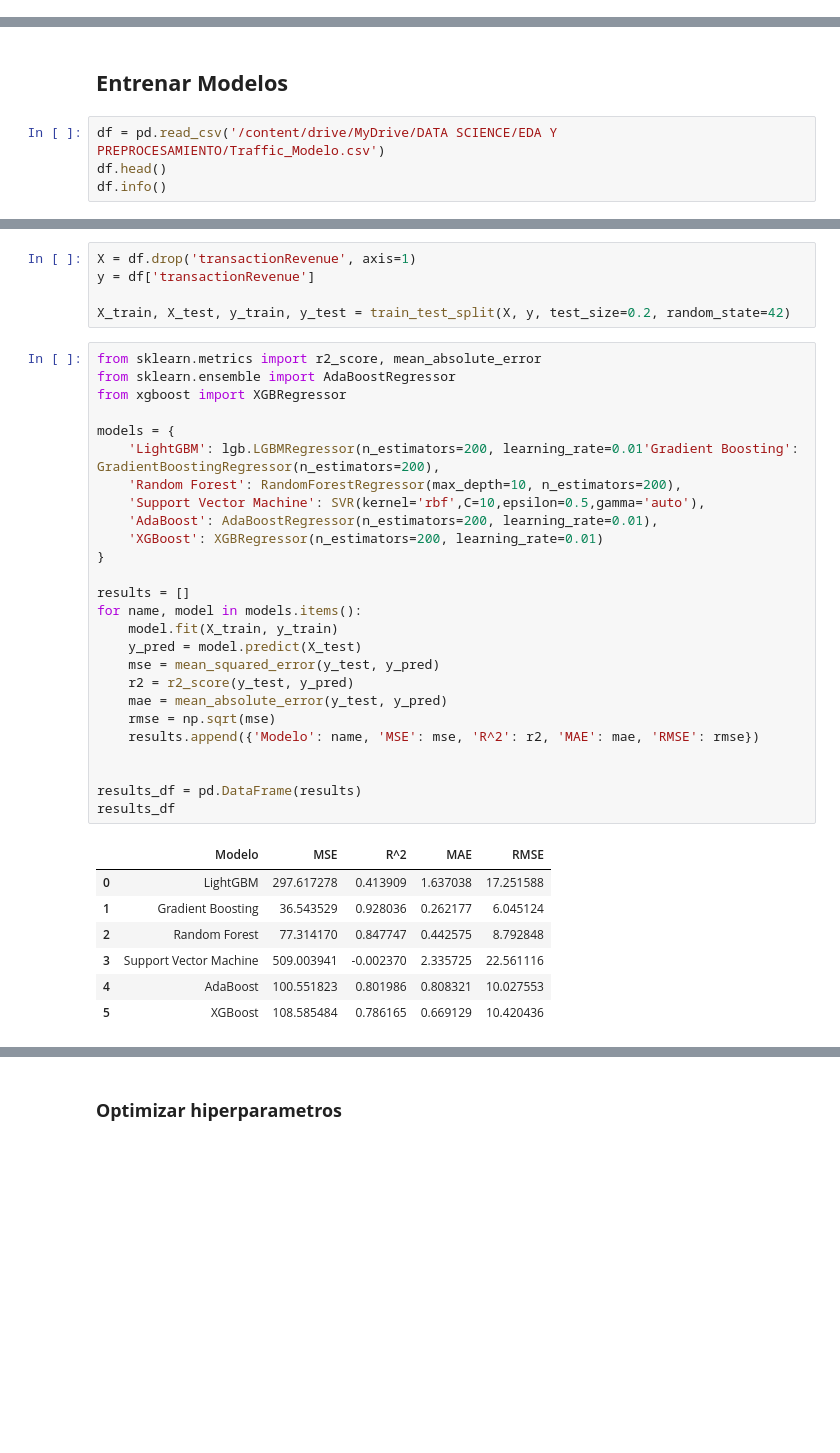
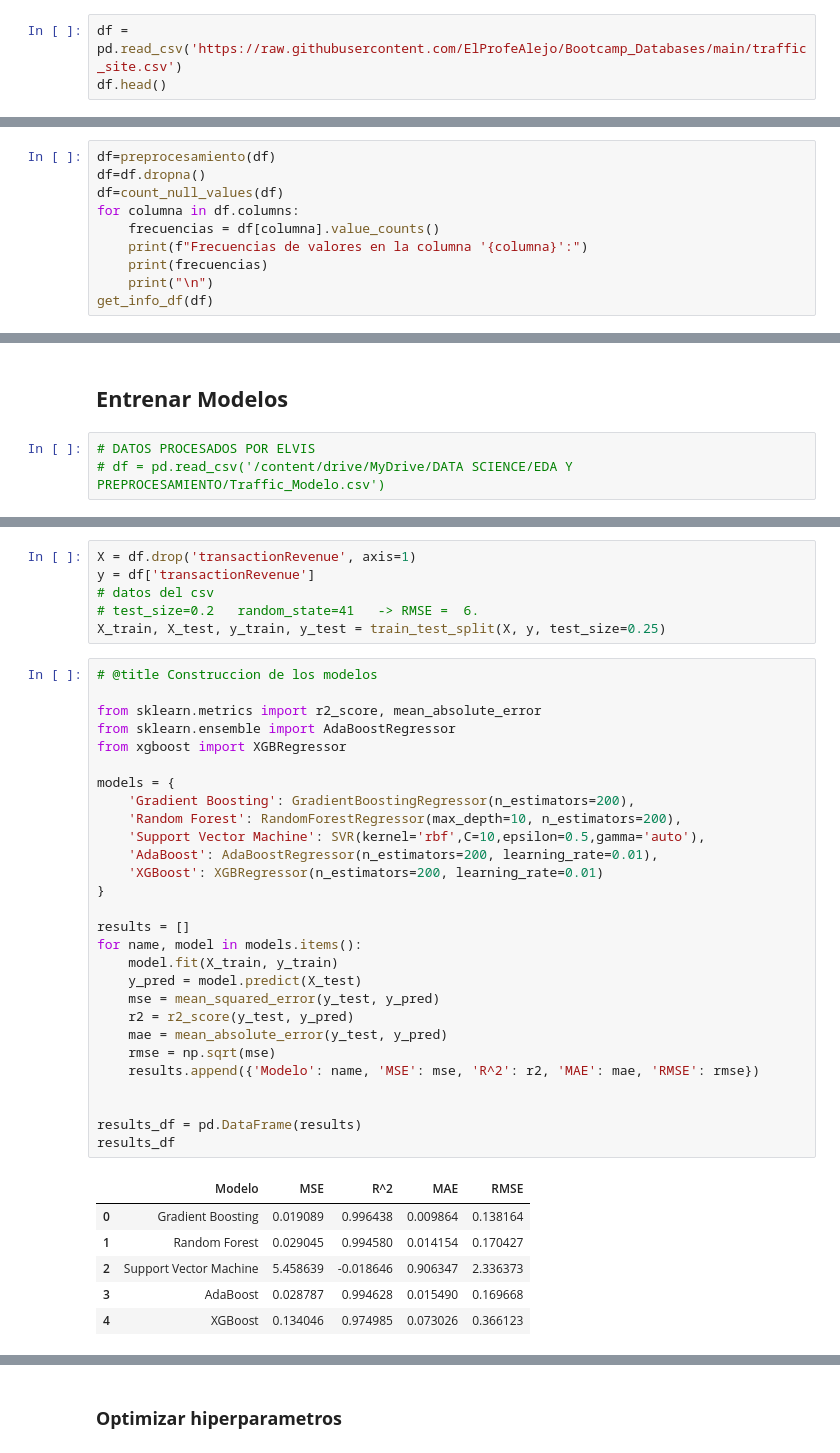
Before and after one commit to valec3/DataScienceProjects, a Jupyter notebook: MODELOS.ipynb, the cells around one changed output, grey strips where cells are left out. Cells and saved outputs as stored; diff of their text form; blank space fills up the shorter version.

```diff
--- a/MODELOS.ipynb
+++ b/MODELOS.ipynb
@@ -39,0 +31,3 @@ df.head()
+# %%
+df = pd.read_csv('https://raw.githubusercontent.com/ElProfeAlejo/Bootcamp_Databases/main/traffic_site.csv')
+df.head()
@@ -72,0 +147,10 @@ df
+# %%
+df=preprocesamiento(df)
+df=df.dropna()
+df=count_null_values(df)
+for columna in df.columns:
+    frecuencias = df[columna].value_counts()
+    print(f"Frecuencias de valores en la columna '{columna}':")
+    print(frecuencias)
+    print("\n")
+get_info_df(df)
@@ -73,6 +192,5 @@ df
 # %% [markdown]
 ## **Entrenar Modelos**
 # %%
-df = pd.read_csv('/content/drive/MyDrive/DATA SCIENCE/EDA Y PREPROCESAMIENTO/Traffic_Modelo.csv')
-df.head()
-df.info()
+# DATOS PROCESADOS POR ELVIS
+# df = pd.read_csv('/content/drive/MyDrive/DATA SCIENCE/EDA Y PREPROCESAMIENTO/Traffic_Modelo.csv')
@@ -120,39 +197,41 @@ df=df.dropna()
 # %%
 X = df.drop('transactionRevenue', axis=1)
 y = df['transactionRevenue']
-
-X_train, X_test, y_train, y_test = train_test_split(X, y, test_size=0.2, random_state=42)
+# datos del csv
+# test_size=0.2   random_state=41   -> RMSE =  6.
+X_train, X_test, y_train, y_test = train_test_split(X, y, test_size=0.25)
 # %%
+# @title Construccion de los modelos
+
 from sklearn.metrics import r2_score, mean_absolute_error
 from sklearn.ensemble import AdaBoostRegressor
 from xgboost import XGBRegressor
 
 models = {
-    'LightGBM': lgb.LGBMRegressor(n_estimators=200, learning_rate=0.01'Gradient Boosting': GradientBoostingRegressor(n_estimators=200),
+    'Gradient Boosting': GradientBoostingRegressor(n_estimators=200),
     'Random Forest': RandomForestRegressor(max_depth=10, n_estimators=200),
     'Support Vector Machine': SVR(kernel='rbf',C=10,epsilon=0.5,gamma='auto'),
     'AdaBoost': AdaBoostRegressor(n_estimators=200, learning_rate=0.01),
     'XGBoost': XGBRegressor(n_estimators=200, learning_rate=0.01)
 }
 
 results = []
 for name, model in models.items():
     model.fit(X_train, y_train)
     y_pred = model.predict(X_test)
     mse = mean_squared_error(y_test, y_pred)
     r2 = r2_score(y_test, y_pred)
     mae = mean_absolute_error(y_test, y_pred)
     rmse = np.sqrt(mse)
     results.append({'Modelo': name, 'MSE': mse, 'R^2': r2, 'MAE': mae, 'RMSE': rmse})
 
 
 results_df = pd.DataFrame(results)
 results_df
 # %% [output]
 |  | Modelo | MSE | R^2 | MAE | RMSE |
-| 0 | LightGBM | 297.617278 | 0.413909 | 1.637038 | 17.251588 |
-| 1 | Gradient Boosting | 36.543529 | 0.928036 | 0.262177 | 6.045124 |
-| 2 | Random Forest | 77.314170 | 0.847747 | 0.442575 | 8.792848 |
-| 3 | Support Vector Machine | 509.003941 | -0.002370 | 2.335725 | 22.561116 |
-| 4 | AdaBoost | 100.551823 | 0.801986 | 0.808321 | 10.027553 |
-| 5 | XGBoost | 108.585484 | 0.786165 | 0.669129 | 10.420436 |
+| 0 | Gradient Boosting | 0.019089 | 0.996438 | 0.009864 | 0.138164 |
+| 1 | Random Forest | 0.029045 | 0.994580 | 0.014154 | 0.170427 |
+| 2 | Support Vector Machine | 5.458639 | -0.018646 | 0.906347 | 2.336373 |
+| 3 | AdaBoost | 0.028787 | 0.994628 | 0.015490 | 0.169668 |
+| 4 | XGBoost | 0.134046 | 0.974985 | 0.073026 | 0.366123 |
```
Also changed, not shown: parts of 26 cells of this notebook.
